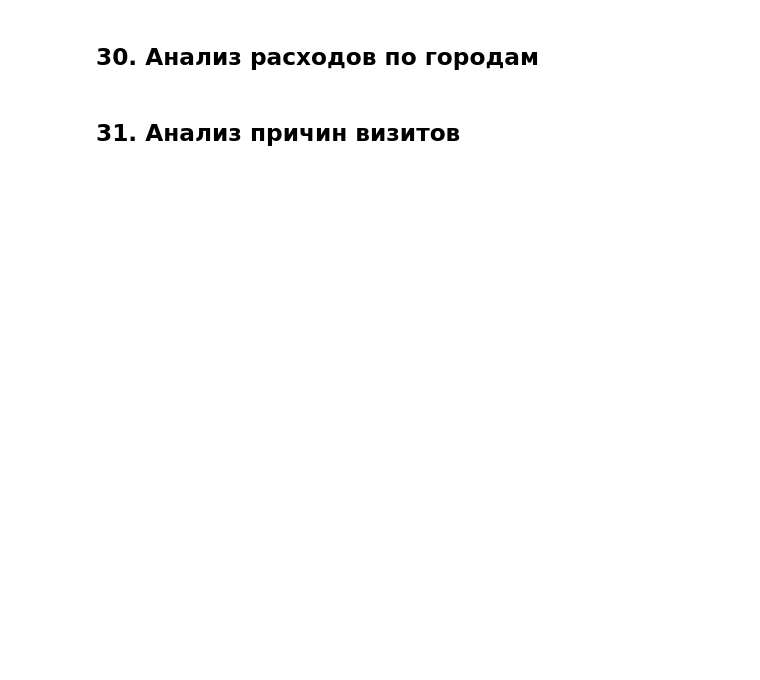
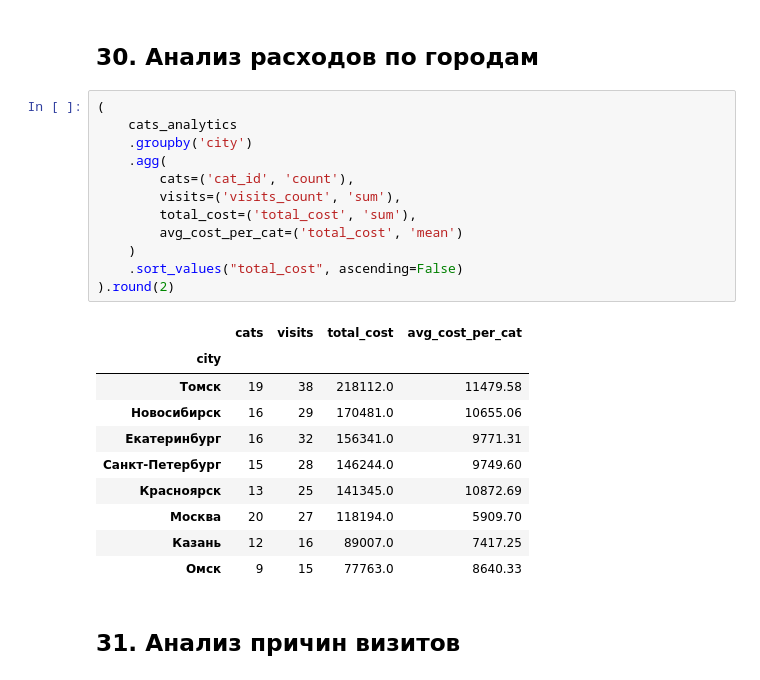
Before and after one commit to golubnichiy/bigdata_26_08, a Jupyter notebook: pandas_1_base.ipynb, the cells around one changed output. Cells and saved outputs as stored; diff of their text form; blank space fills up the shorter version.

```diff
--- a/pandas_1_base.ipynb
+++ b/pandas_1_base.ipynb
@@ -971,4 +1100,27 @@ cats_with_breeds
 # %% [markdown]
 ## 30. Анализ расходов по городам
+# %%
+(
+    cats_analytics
+    .groupby('city')
+    .agg(
+        cats=('cat_id', 'count'),
+        visits=('visits_count', 'sum'),
+        total_cost=('total_cost', 'sum'),
+        avg_cost_per_cat=('total_cost', 'mean')
+    )
+    .sort_values("total_cost", ascending=False)
+).round(2)
+# %% [output]
+|  | cats | visits | total_cost | avg_cost_per_cat |
+| city |  |  |  |  |
+| Томск | 19 | 38 | 218112.0 | 11479.58 |
+| Новосибирск | 16 | 29 | 170481.0 | 10655.06 |
+| Екатеринбург | 16 | 32 | 156341.0 | 9771.31 |
+| Санкт-Петербург | 15 | 28 | 146244.0 | 9749.60 |
+| Красноярск | 13 | 25 | 141345.0 | 10872.69 |
+| Москва | 20 | 27 | 118194.0 | 5909.70 |
+| Казань | 12 | 16 | 89007.0 | 7417.25 |
+| Омск | 9 | 15 | 77763.0 | 8640.33 |
 # %% [markdown]
 ## 31. Анализ причин визитов
```
Also changed, not shown: parts of 15 cells of this notebook, 1 other file.
